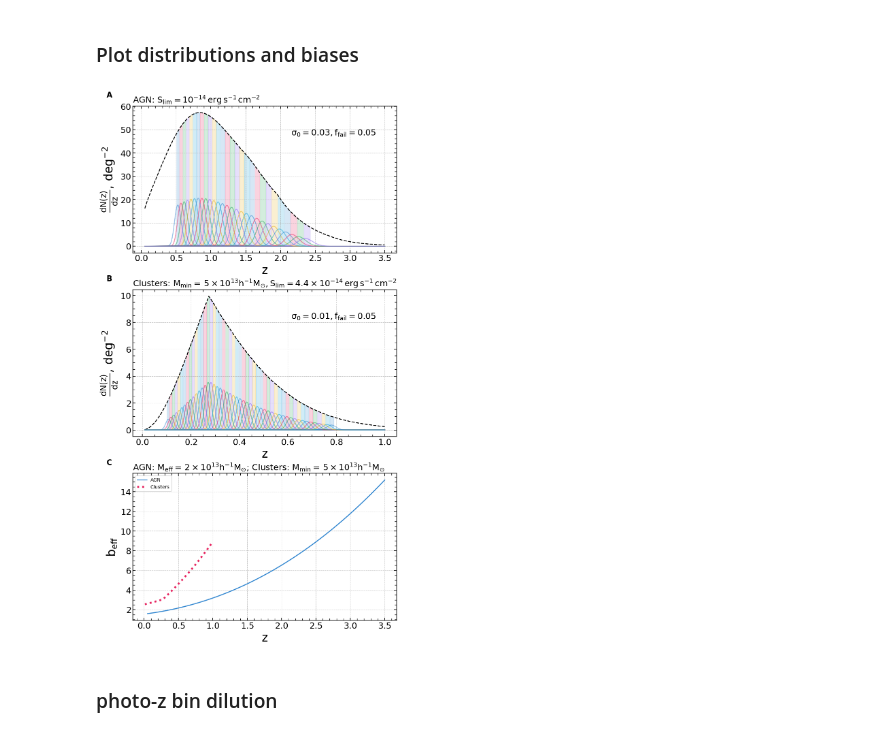
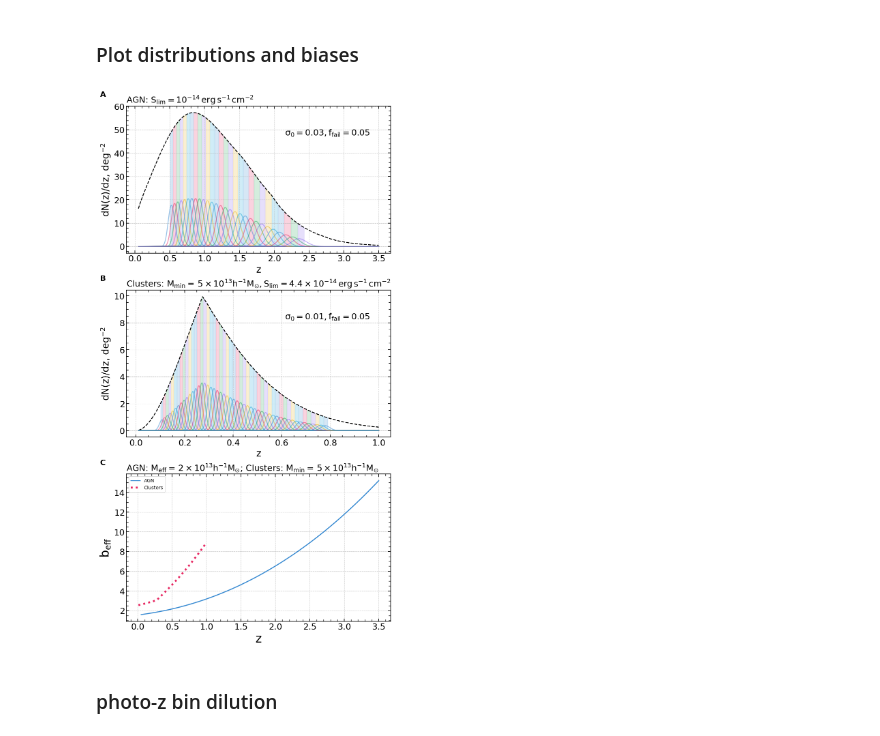
Before and after one commit to SergeiDBykov/forecast_clustering, a Jupyter notebook: notebooks/luminosity_functions/3_agn_clusters_plot.ipynb, the cells around one changed output. Drawn from its saved outputs; the diff is of its cells as text; code cells hidden in the pictures.

```diff
--- a/notebooks/luminosity_functions/3_agn_clusters_plot.ipynb
+++ b/notebooks/luminosity_functions/3_agn_clusters_plot.ipynb
@@ -122,36 +122,37 @@ for jj in range(len(bin_left_edges)-2):
         color =  ax_dndz_clu.get_lines()[-1].get_color()
         ax_dndz_clu.fill_between(zarr_clu, dndz_clu, alpha=0.2, color=color, where = (zarr_clu>zmin) & (zarr_clu<zmax))
         #axs[ii].axvspan(zmin, zmax, color=color, alpha=0.25)
 
 
 
 ax_dndz_clu.set_title(rf'Clusters: $\rm M_{{min}} = \, 5\times 10^{{13}} h^{{-1}}M_{{\odot}}, S_{{lim}} = 4.4\times 10^{{-14}}\, erg\,s^{{-1}}\,cm^{{-2}}$', fontsize = fontsize_title)
 ax_dndz_clu.text(0.6, 0.8, rf'$\rm \sigma_0 = {ph_pars_clu[0]}, f_{{fail}}={ph_pars_clu[1]} $', fontsize = fontsize_title, transform=ax_dndz_clu.transAxes)
 
 
 for ax in [ax_dndz_agn, ax_dndz_clu]:
-    ax.set_xlabel(r'$\rm z$')
-    ax.set_ylabel(r'$\rm \frac{dN(z)}{dz},\, deg^{-2}$')
+    ax.set_xlabel(r'$\rm z$', fontsize = 20)
+    #ax.set_ylabel(r'$\rm \frac{dN(z)}{dz},\, deg^{-2}$', fontsize = 20)
+    ax.set_ylabel(r'$\rm dN(z)/dz,\, deg^{-2}$', fontsize = 20)
 
 
 
 ax_bias.plot(zarr, b_eff_agn, color = 'C0',lw = 2, label = 'AGN')
 ax_bias.plot(zarr_clu, b_eff_clu, lw = 4, color = 'C1', ls = ':', label = 'Clusters')
 
 ax_bias.set_xlabel(r'$\rm z$')
 ax_bias.set_ylabel(r'$\rm b_{eff}$')
 ax_bias.legend(fontsize = 10)
 
 
 ax_bias.set_title(rf"AGN: $\rm M_{{eff}} = \, 2\times 10^{{13}} h^{{-1}}M_{{\odot}}$; Clusters: $\rm M_{{min}} = \, 5\times 10^{{13}} h^{{-1}}M_{{\odot}}$", fontsize = fontsize_title,)
 
 for ax, letter in zip([ax_dndz_agn, ax_dndz_clu, ax_bias], ['A', 'B', 'C']):
     ax.text(-0.1, 1.1, letter, transform=ax.transAxes, fontsize=16,
             verticalalignment='top', fontweight='bold',)
 
 fig.savefig(path2plots+'dndzs.pdf')
 # %% [output]
-[figure, old version]
+[figure, new version]
 # %% [markdown]
 ### photo-z bin dilution
 # %%
```
Also changed, not shown: parts of 1 cell of this notebook, 24 other files.
